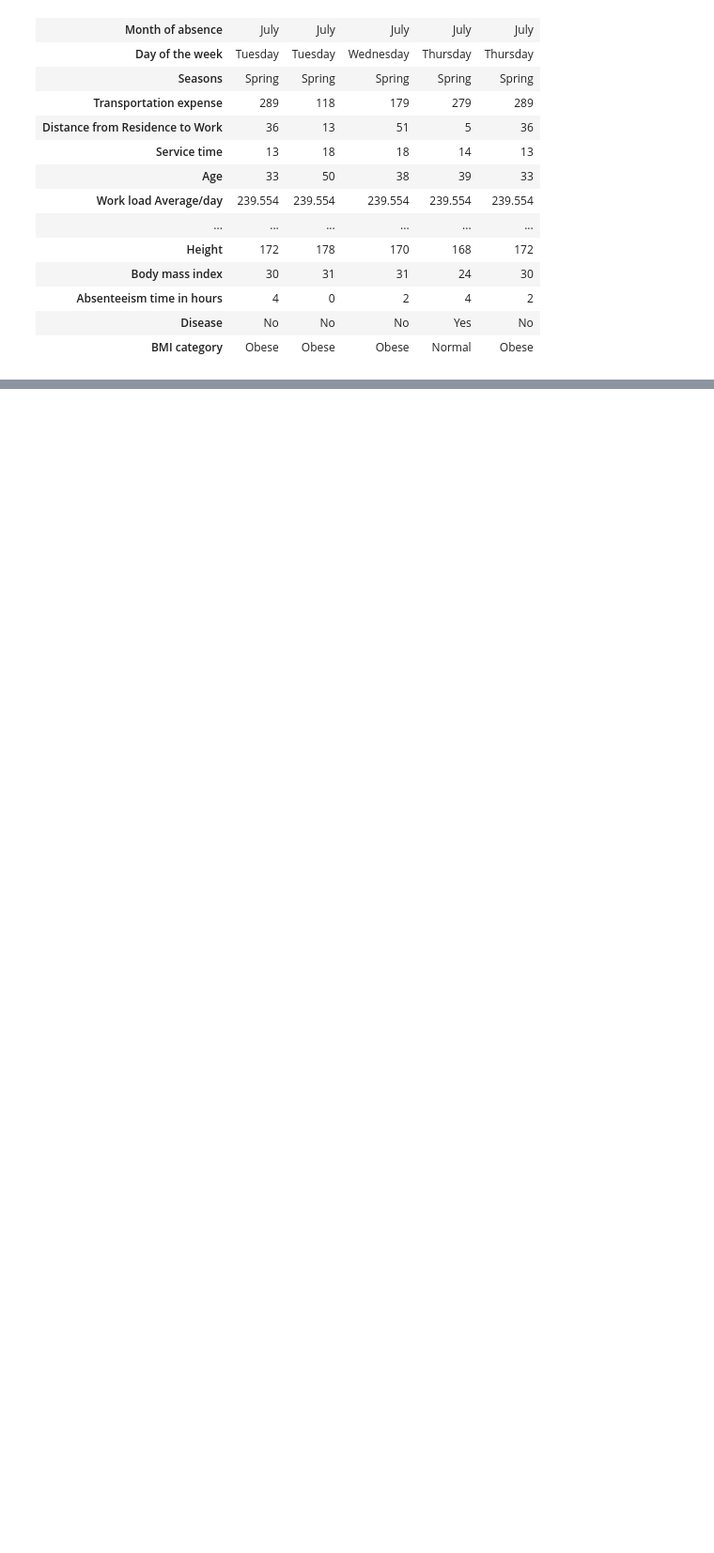
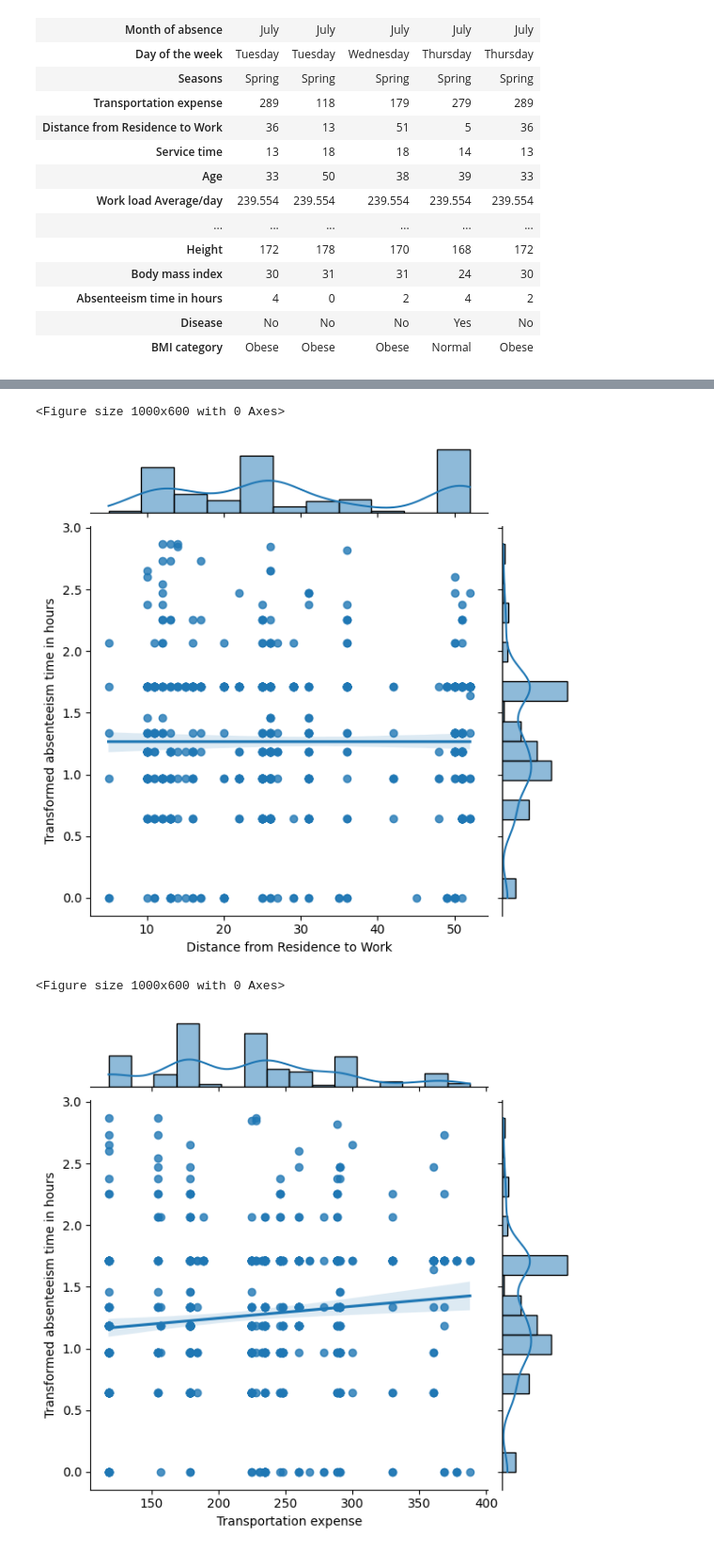
Before and after one commit to Maansy/Absenteeism-at-Work, a Jupyter notebook: AbsenteeismAtWork.ipynb, the cells around one changed output, grey strips where cells are left out. Shown at 94% size. Saved outputs shown, nothing was run; the diff lists cells and outputs as text; code cells hidden in the pictures; blank space fills up the shorter version.

```diff
--- a/AbsenteeismAtWork.ipynb
+++ b/AbsenteeismAtWork.ipynb
@@ -465,0 +484,21 @@ P(extreme absence | degree != high_school) = 0.78
+# %%
+from scipy.stats import yeojohnson
+
+hours = yeojohnson(preprocessed_data['Absenteeism time in hours'].apply(float))
+distnace = preprocessed_data['Distance from Residence to Work']
+expanses = preprocessed_data['Transportation expense']
+
+plt.figure(figsize=(10,6))
+ax = sns.jointplot(x=distnace, y = hours[0],kind='reg')
+ax.set_axis_labels('Distance from Residence to Work','Transformed absenteeism time in hours')
+plt.savefig('figs/distance_vs_hours_transformed.png', format='png',dpi = 300)
+
+plt.figure(figsize=(10,6))
+ax = sns.jointplot(x=expanses, y = hours[0],kind='reg')
+ax.set_axis_labels('Transportation expense','Transformed absenteeism time in hours')
+plt.savefig('figs/costs_vs_hours_transformed.png', format='png',dpi = 300)
+# %% [output]
+<Figure size 1000x600 with 0 Axes>
+[figure, added]
+<Figure size 1000x600 with 0 Axes>
+[figure, added]
```
Also changed, not shown: parts of 4 cells of this notebook, 7 other files.
